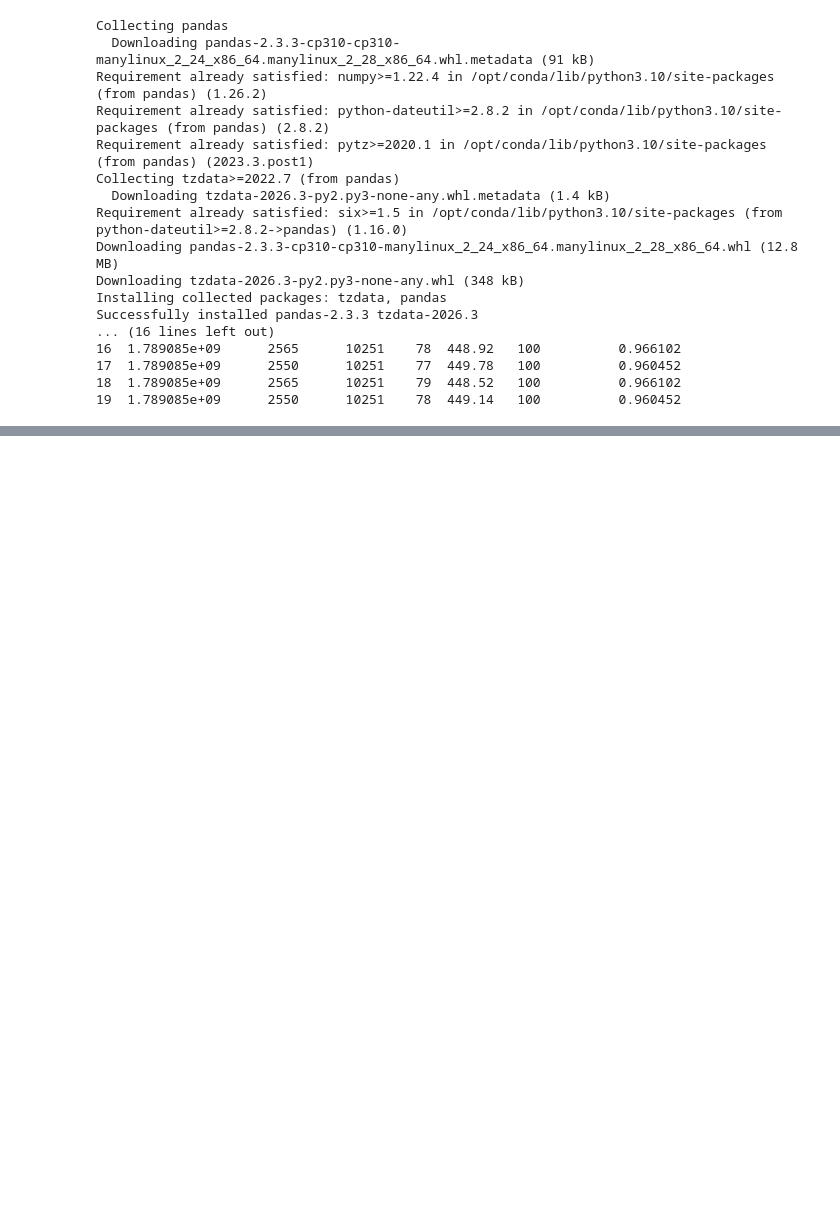
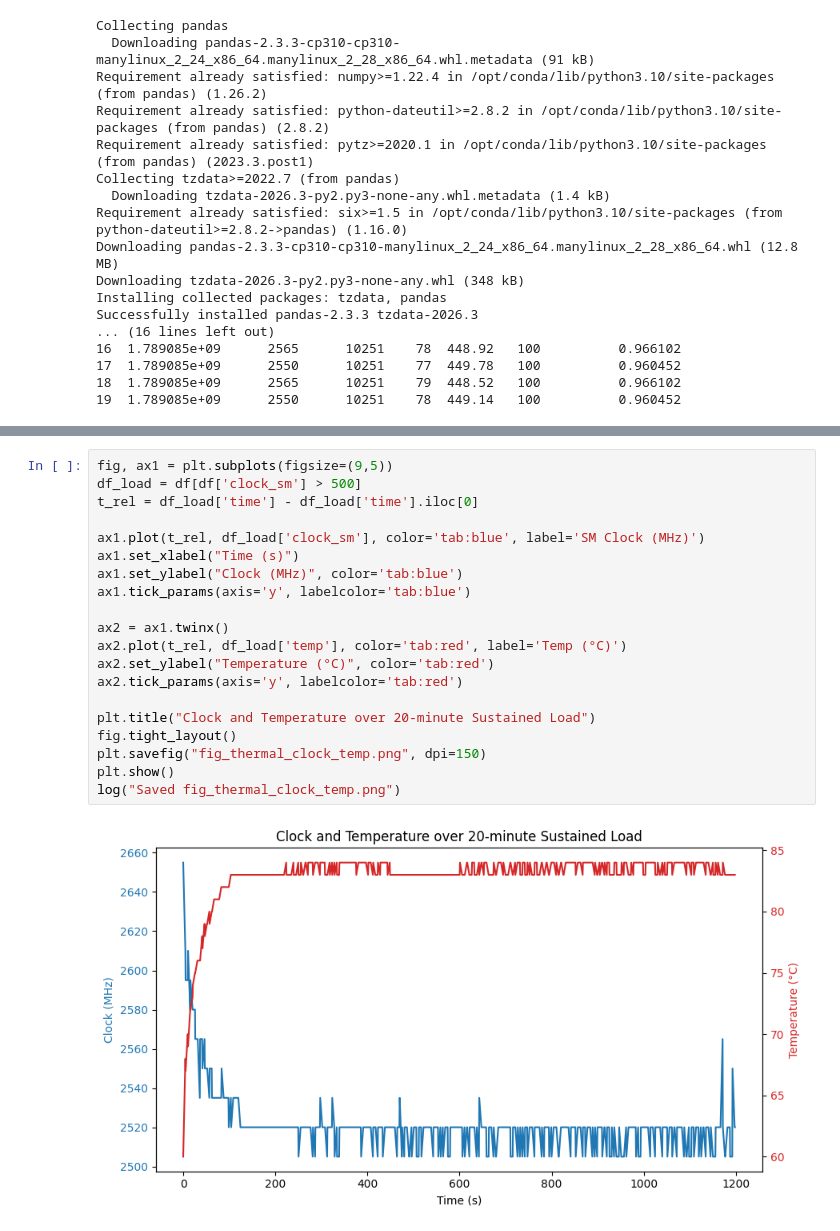
Before and after one commit to vedika0806/data266-5937, a Jupyter notebook: hw2-5/HW2-5_git.ipynb, the cells around one changed output, grey strips where cells are left out. Cells and saved outputs as stored; diff of their text form; blank space fills up the shorter version.

```diff
--- a/hw2-5/HW2-5_git.ipynb
+++ b/hw2-5/HW2-5_git.ipynb
@@ -1532,0 +1728,22 @@ Successfully installed pandas-2.3.3 tzdata-2026.3
+# %%
+fig, ax1 = plt.subplots(figsize=(9,5))
+df_load = df[df['clock_sm'] > 500]
+t_rel = df_load['time'] - df_load['time'].iloc[0]
+
+ax1.plot(t_rel, df_load['clock_sm'], color='tab:blue', label='SM Clock (MHz)')
+ax1.set_xlabel("Time (s)")
+ax1.set_ylabel("Clock (MHz)", color='tab:blue')
+ax1.tick_params(axis='y', labelcolor='tab:blue')
+
+ax2 = ax1.twinx()
+ax2.plot(t_rel, df_load['temp'], color='tab:red', label='Temp (°C)')
+ax2.set_ylabel("Temperature (°C)", color='tab:red')
+ax2.tick_params(axis='y', labelcolor='tab:red')
+
+plt.title("Clock and Temperature over 20-minute Sustained Load")
+fig.tight_layout()
+plt.savefig("fig_thermal_clock_temp.png", dpi=150)
+plt.show()
+log("Saved fig_thermal_clock_temp.png")
+# %% [output]
+[figure, added]
```
Also changed, not shown: parts of 6 cells of this notebook, 2 other files.
